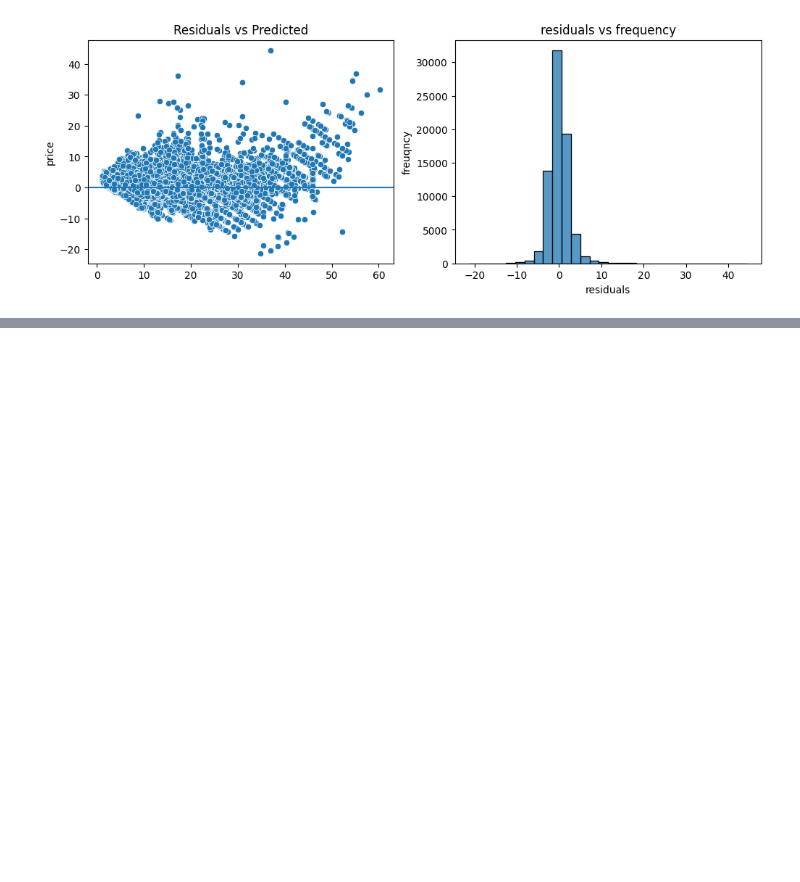
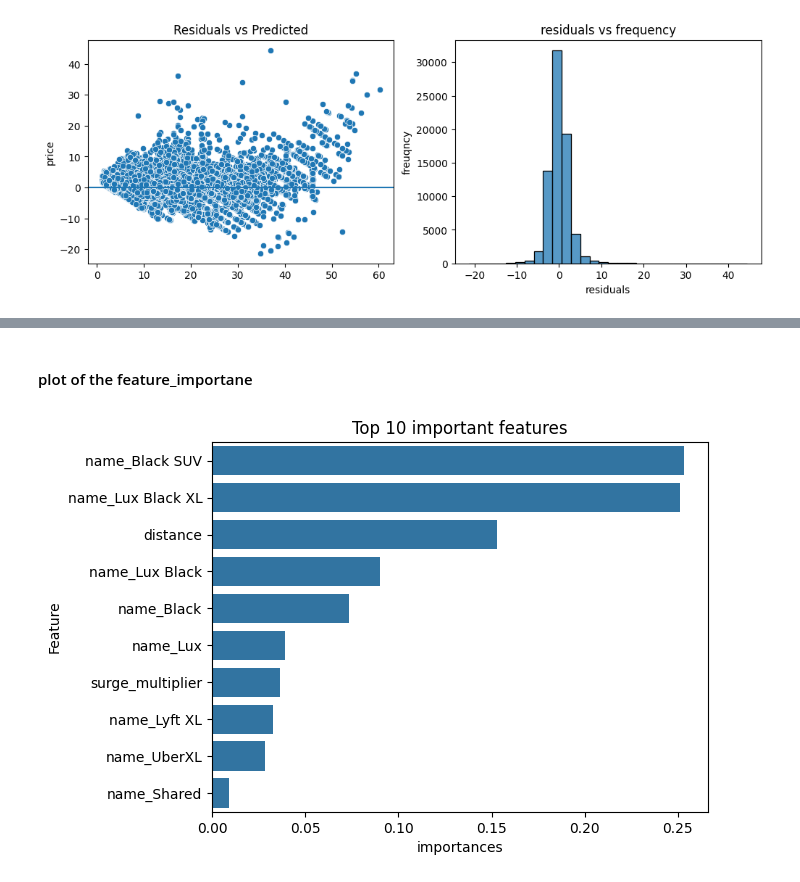
Before and after one commit to Aswarth394/Ride-Share-Dynamic-Price-Prediction, a Jupyter notebook: Dynamic_price_prediction_model.ipynb, the cells around one changed output, grey strips where cells are left out. Cells and saved outputs as stored; diff of their text form; code cells hidden in the pictures; blank space fills up the shorter version.

```diff
--- a/Dynamic_price_prediction_model.ipynb
+++ b/Dynamic_price_prediction_model.ipynb
@@ -581,0 +683,14 @@ plt.show()
+# %%
+importances=rf_model.feature_importances_
+feature_names=X.columns
+feature_imp_df=pd.DataFrame({
+    "Feature":feature_names,
+    "importances":importances
+})
+
+feature_imp_df.sort_values(
+    by="importances",
+    ascending=False,
+    inplace=True
+)
+feature_imp_df.reset_index().head()
@@ -581,0 +704,12 @@ plt.show()
+# %% [markdown]
+#### plot of the feature_importane
+# %%
+sns.barplot(
+    data=feature_imp_df[:10],
+    y="Feature",
+    x="importances",
+)
+plt.title("Top 10 important features")
+plt.show()
+# %% [output]
+[figure, added]
```
Also changed, not shown: parts of 18 cells of this notebook.
